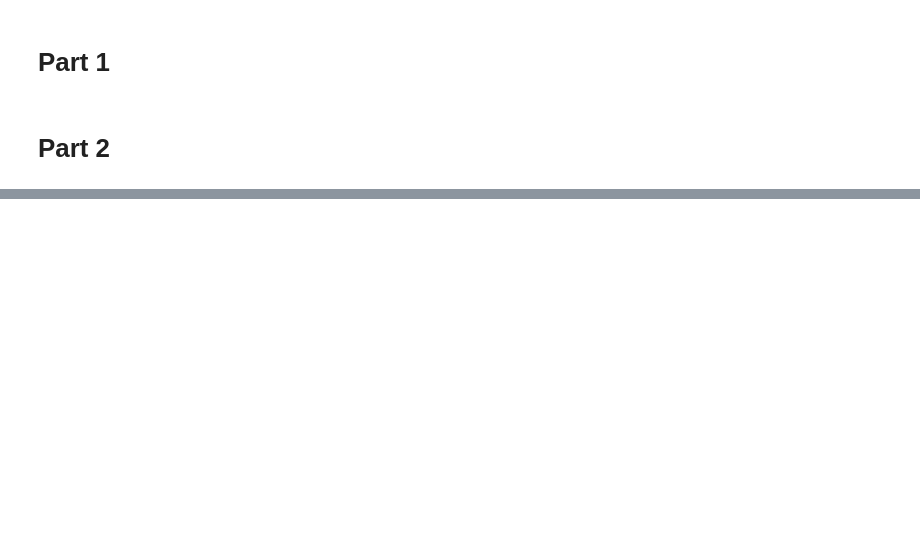
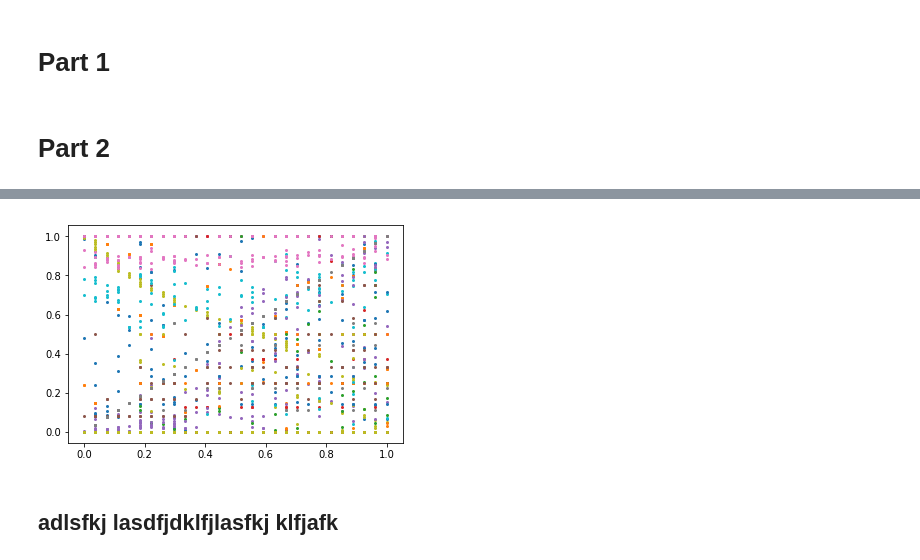
Before and after one commit to thiago1080/pubg, a Jupyter notebook: kernel7ba5fc4ccf.ipynb, the cells around one changed output, grey strips where cells are left out. Cells and saved outputs as stored; diff of their text form; code cells hidden in the pictures; blank space fills up the shorter version.

```diff
--- a/kernel7ba5fc4ccf.ipynb
+++ b/kernel7ba5fc4ccf.ipynb
@@ -162,0 +164,7 @@ dsub.to_csv('sample_submission3.csv', index=False)
+# %%
+for i in match0.columns:
+    plt.scatter(match0['winPlacePerc'], match0[i], s=4)
+# %% [output]
+[figure, added]
+# %% [markdown]
+## adlsfkj lasdfjdklfjlasfkj klfjafk
```
Also changed, not shown: parts of 50 cells of this notebook.
